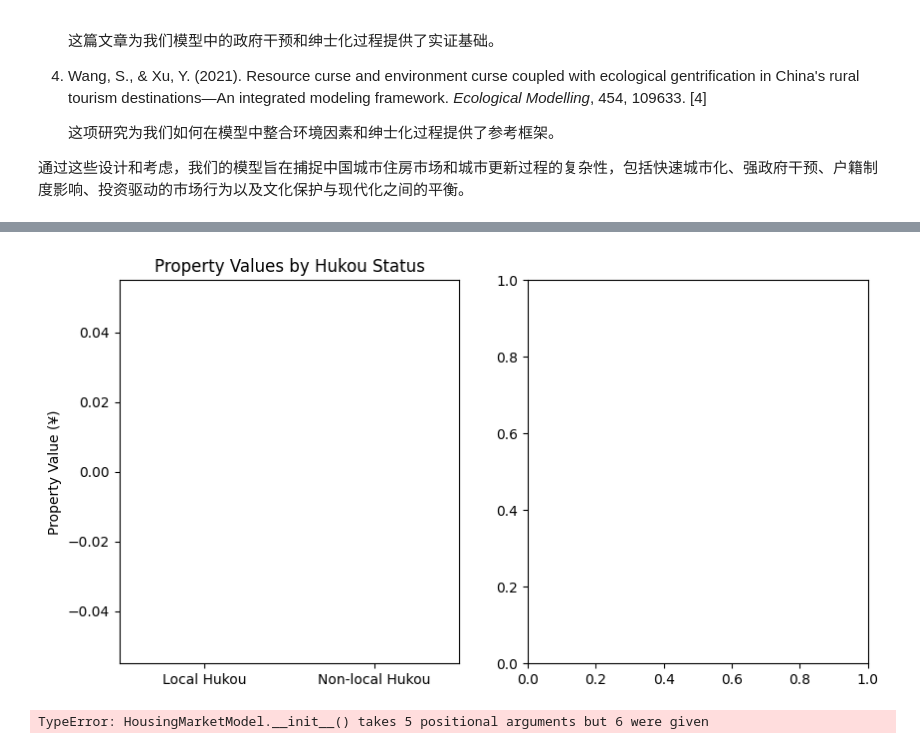
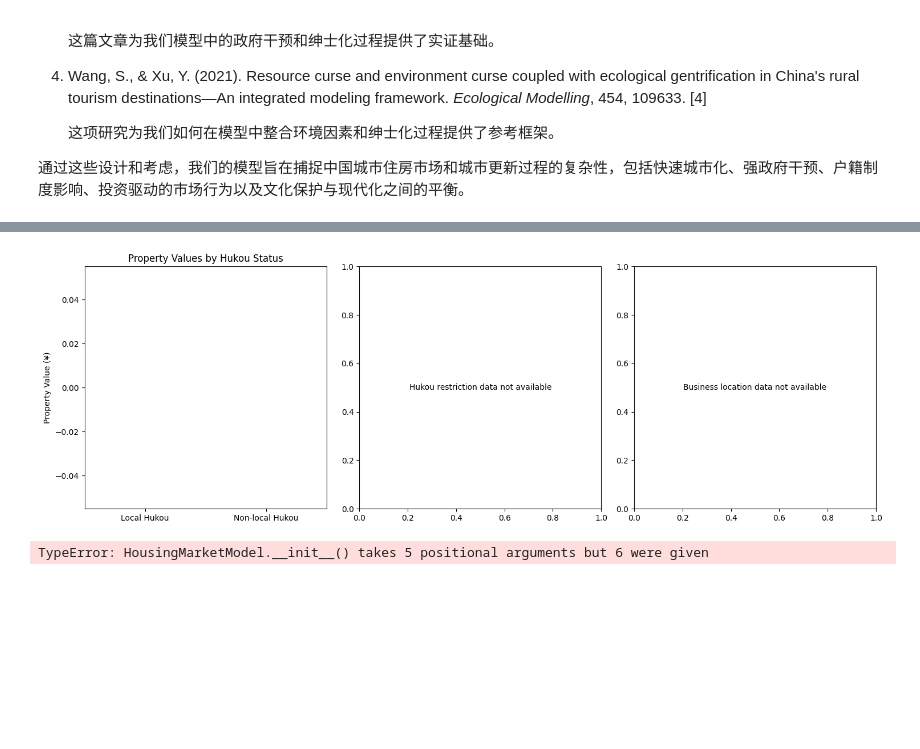
Before and after one commit to PrescottClub/AI-Enhanced-Housing-Market-Agent-Based-Model, a Jupyter notebook: chinese_version.ipynb, the cells around one changed output, grey strips where cells are left out. Cells and saved outputs as stored; diff of their text form; code cells hidden in the pictures; blank space fills up the shorter version.

```diff
--- a/chinese_version.ipynb
+++ b/chinese_version.ipynb
@@ -319,7 +319,10 @@ class HousingMarketModel(Model):
             agent_reporters={
                 "Income": lambda a: a.income if isinstance(a, Resident) else None,
                 "Property Value": lambda a: a.value if isinstance(a, Property) else None,
-                "Hukou Status": lambda a: a.hukou_status if isinstance(a, Resident) else None
+                "Hukou Status": lambda a: a.hukou_status if isinstance(a, Resident) else None,
+                "Satisfaction": lambda a: a.satisfaction if isinstance(a, Resident) else None,
+                "Capital": lambda a: a.capital if isinstance(a, Investor) else None,
+                "Type": lambda a: type(a).__name__
             }
         )
 
@@ -541,43 +558,57 @@ KeyError: 'Level AgentType not found'
 import matplotlib.pyplot as plt
 import numpy as np
 
+# 首先，让我们检查数据结构
+print("Columns in agent_data_final:")
+print(agent_data_final.columns)
+print("\nUnique values in 'Type' column:")
+print(agent_data_final['Type'].unique())
+
 # Additional visualizations
-agent_data_final = agent_data.xs(99, level="Step")
-
 plt.figure(figsize=(20, 10))
 
 # Income distribution
 plt.subplot(221)
-local_income = agent_data_final[agent_data_final['Hukou Status'] == '本地']['Income'].dropna()
-non_local_income = agent_data_final[agent_data_final['Hukou Status'] == '非本地']['Income'].dropna()
-plt.hist([local_income, non_local_income], bins=30, label=['Local Hukou', 'Non-local Hukou'], alpha=0.7)
+resident_data = agent_data_final[agent_data_final['Type'] == 'Resident']
+if 'Hukou Status' in resident_data.columns:
+    local_income = resident_data[resident_data['Hukou Status'] == '本地']['Income'].dropna()
+    non_local_income = resident_data[resident_data['Hukou Status'] == '非本地']['Income'].dropna()
+    plt.hist([local_income, non_local_income], bins=30, label=['Local Hukou', 'Non-local Hukou'], alpha=0.7)
+    plt.legend()
+else:
+    plt.hist(resident_data['Income'].dropna(), bins=30)
 plt.title("Distribution of Resident Incomes at Final Step")
 plt.xlabel("Income (¥)")
 plt.ylabel("Number of Residents")
-plt.legend()
 
 # Property value distribution
 plt.subplot(222)
-plt.hist(agent_data_final["Property Value"].dropna(), bins=30)
+property_data = agent_data_final[agent_data_final['Type'] == 'Property']
+plt.hist(property_data["Property Value"].dropna(), bins=30)
 plt.title("Distribution of Property Values at Final Step")
 plt.xlabel("Property Value (¥)")
 plt.ylabel("Number of Properties")
 
 # Resident satisfaction distribution
 plt.subplot(223)
-satisfaction_data = [a.satisfaction for a in model.schedule.agents if isinstance(a, Resident)]
-plt.hist(satisfaction_data, bins=30)
-plt.title("Distribution of Resident Satisfaction at Final Step")
-plt.xlabel("Satisfaction Score")
-plt.ylabel("Number of Residents")
+if 'Satisfaction' in resident_data.columns:
+    plt.hist(resident_data['Satisfaction'].dropna(), bins=30)
+    plt.title("Distribution of Resident Satisfaction at Final Step")
+    plt.xlabel("Satisfaction Score")
+    plt.ylabel("Number of Residents")
+else:
+    plt.text(0.5, 0.5, 'Satisfaction data not available', ha='center', va='center')
 
 # Investor capital distribution
 plt.subplot(224)
-investor_capital = [a.capital for a in model.schedule.agents if isinstance(a, Investor)]
-plt.hist(investor_capital, bins=30)
-plt.title("Distribution of Investor Capital at Final Step")
-plt.xlabel("Capital (¥)")
-plt.ylabel("Number of Investors")
+investor_data = agent_data_final[agent_data_final['Type'] == 'Investor']
+if 'Capital' in investor_data.columns:
+    plt.hist(investor_data['Capital'].dropna(), bins=30)
+    plt.title("Distribution of Investor Capital at Final Step")
+    plt.xlabel("Capital (¥)")
+    plt.ylabel("Number of Investors")
+else:
+    plt.text(0.5, 0.5, 'Investor capital data not available', ha='center', va='center')
 
 plt.tight_layout()
 plt.show()
@@ -586,26 +617,34 @@ plt.show()
 plt.figure(figsize=(15, 5))
 
 plt.subplot(131)
-local_property_value = agent_data_final[agent_data_final['Hukou Status'] == '本地']['Property Value'].dropna()
-non_local_property_value = agent_data_final[agent_data_final['Hukou Status'] == '非本地']['Property Value'].dropna()
-plt.boxplot([local_property_value, non_local_property_value], labels=['Local Hukou', 'Non-local Hukou'])
-plt.title("Property Values by Hukou Status")
-plt.ylabel("Property Value (¥)")
+if 'Hukou Status' in resident_data.columns and 'Property Value' in resident_data.columns:
+    local_property_value = resident_data[resident_data['Hukou Status'] == '本地']['Property Value'].dropna()
+    non_local_property_value = resident_data[resident_data['Hukou Status'] == '非本地']['Property Value'].dropna()
+    plt.boxplot([local_property_value, non_local_property_value], labels=['Local Hukou', 'Non-local Hukou'])
+    plt.title("Property Values by Hukou Status")
+    plt.ylabel("Property Value (¥)")
+else:
+    plt.text(0.5, 0.5, 'Property value by Hukou status data not available', ha='center', va='center')
 
 plt.subplot(132)
-restricted_properties = agent_data_final[agent_data_final['Hukou Restricted'] == True]['Property Value']
-unrestricted_properties = agent_data_final[agent_data_final['Hukou Restricted'] == False]['Property Value']
-plt.boxplot([restricted_properties, unrestricted_properties], labels=['Restricted', 'Unrestricted'])
-plt.title("Property Values by Hukou Restriction")
-plt.ylabel("Property Value (¥)")
+if 'Hukou Restricted' in property_data.columns:
+    restricted_properties = property_data[property_data['Hukou Restricted'] == True]['Property Value'].dropna()
+    unrestricted_properties = property_data[property_data['Hukou Restricted'] == False]['Property Value'].dropna()
+    plt.boxplot([restricted_properties, unrestricted_properties], labels=['Restricted', 'Unrestricted'])
+    plt.title("Property Values by Hukou Restriction")
+    plt.ylabel("Property Value (¥)")
+else:
+    plt.text(0.5, 0.5, 'Hukou restriction data not available', ha='center', va='center')
 
 plt.subplot(133)
-business_locations = [a.pos for a in model.schedule.agents if isinstance(a, Business)]
-x, y = zip(*business_locations)
-plt.scatter(x, y, alpha=0.5)
-plt.title("Business Locations")
-plt.xlabel("X coordinate")
-plt.ylabel("Y coordinate")
+business_data = agent_data_final[agent_data_final['Type'] == 'Business']
+if 'X' in business_data.columns and 'Y' in business_data.columns:
+    plt.scatter(business_data['X'], business_data['Y'], alpha=0.5)
+    plt.title("Business Locations")
+    plt.xlabel("X coordinate")
+    plt.ylabel("Y coordinate")
+else:
+    plt.text(0.5, 0.5, 'Business location data not available', ha='center', va='center')
 
 plt.tight_layout()
 plt.show()
@@ -615,4 +660,4 @@ KeyError: 'Hukou Restricted'
-[figure, old version]
+[figure, new version]
 # %%
 import pandas as pd
 import numpy as np
```
Also changed, not shown: parts of 3 cells of this notebook.
